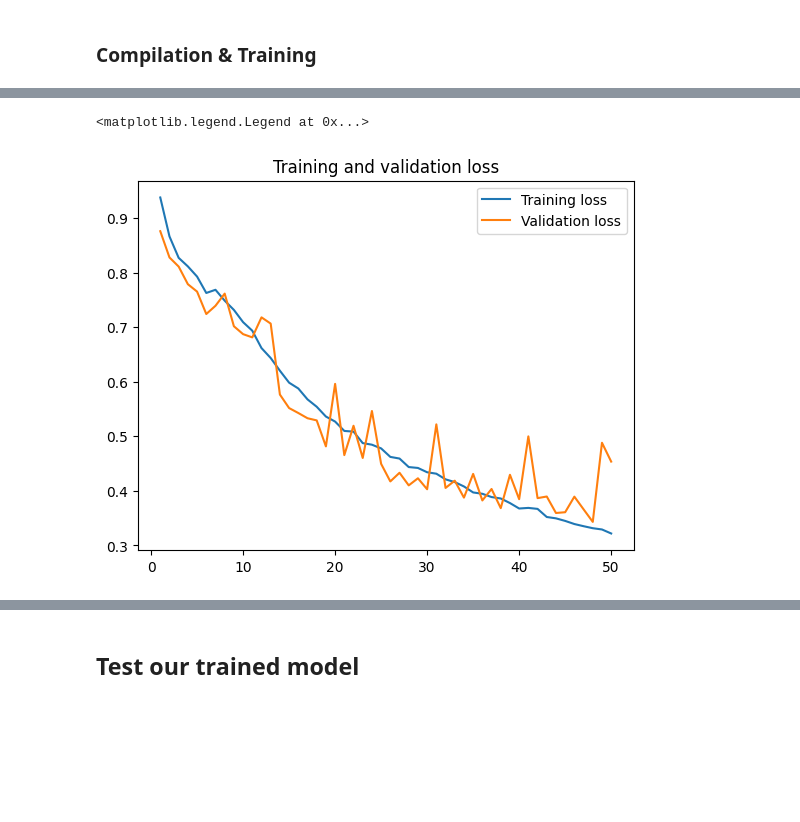
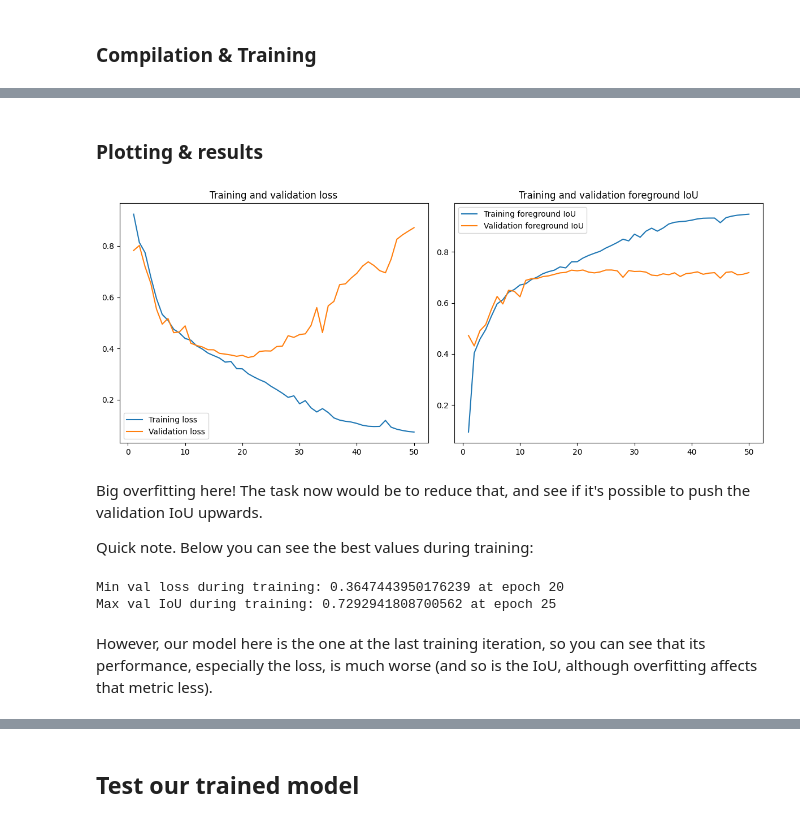
Before and after one commit to arsiliath/DLWP, a Jupyter notebook: lectures/06/chapter11_image-segmentation.ipynb, the cells around one changed output, grey strips where cells are left out. Drawn from its saved outputs; the diff is of its cells as text; code cells hidden in the pictures; blank space fills up the shorter version.

```diff
--- a/lectures/06/chapter11_image-segmentation.ipynb
+++ b/lectures/06/chapter11_image-segmentation.ipynb
@@ -64,4 +66,7 @@ We have three (pixel) classes:
 # %%
+MODELS_DIR = pathlib.Path("models")
+MODELS_DIR.mkdir(exist_ok=True)
+
 REPO_DIR = pathlib.Path("oxford-pets")
 if not os.path.exists(REPO_DIR):
     !git clone https://github.com/ml4py/dataset-iiit-pet oxford-pets/dataset-iiit-pet
@@ -287,19 +419,16 @@ model.compile(
 
 callbacks = [
     keras.callbacks.ModelCheckpoint(
-        BASE_DIR / "oxford_segmentation.keras",
+        MODELS_DIR / "oxford_segmentation.keras",
         save_best_only=True
     )
 ]
 
-# to revert back to Chollet's version, follow the comments
 history = model.fit(
     train_input_imgs,
     train_targets,
     epochs=50,
     batch_size=BATCH_SIZE,
-    #  Chollet: validation_data=(val_input_imgs, val_targets)
     validation_data=(val_input_imgs, val_targets),
     callbacks=callbacks,
-    verbose=0
 )
@@ -306,12 +453,41 @@ history = model.fit(
+# %% [markdown]
+### Plotting & results
 # %%
 epochs = range(1, len(history.history["loss"]) + 1)
+
 loss = history.history["loss"]
 val_loss = history.history["val_loss"]
-plt.figure()
-plt.plot(epochs, loss, label="Training loss")
-plt.plot(epochs, val_loss, label="Validation loss")
-plt.title("Training and validation loss")
-plt.legend()
+
+iou_metric = history.history["foreground_iou"]
+val_iou_metric = history.history["val_foreground_iou"]
+
+fig, (ax1, ax2) = plt.subplots(1, 2, figsize=(12, 5))
+
+# Left subplot: loss
+ax1.plot(epochs, loss, label="Training loss")
+ax1.plot(epochs, val_loss, label="Validation loss")
+ax1.set_title("Training and validation loss")
+ax1.legend()
+
+# Right subplot: foreground IoU
+ax2.plot(epochs, iou_metric, label="Training foreground IoU")
+ax2.plot(epochs, val_iou_metric, label="Validation foreground IoU")
+ax2.set_title("Training and validation foreground IoU")
+ax2.legend()
+
+plt.tight_layout()
+plt.show()
 # %% [output]
-<matplotlib.legend.Legend at 0x...>
-[figure, old version]
+[figure, new version]
+# %% [markdown]
+Big overfitting here! The task now would be to reduce that, and see if it's possible to push the validation IoU upwards.
+
+Quick note. Below you can see the best values during training:
+# %%
+print(f"Min val loss during training: {np.min(history.history['val_loss'])} at epoch {np.argmin(history.history['val_loss'])}")
+print(f"Max val IoU during training: {np.max(history.history['val_foreground_iou'])} at epoch {np.argmax(history.history['val_foreground_iou'])}")
+# %% [output]
+Min val loss during training: 0.3647443950176239 at epoch 20
+Max val IoU during training: 0.7292941808700562 at epoch 25
+# %% [markdown]
+However, our model here is the one at the last training iteration, so you can see that its performance, especially the loss, is much worse (and so is the IoU, although overfitting affects that metric less).
```
Also changed, not shown: parts of 40 cells of this notebook.
